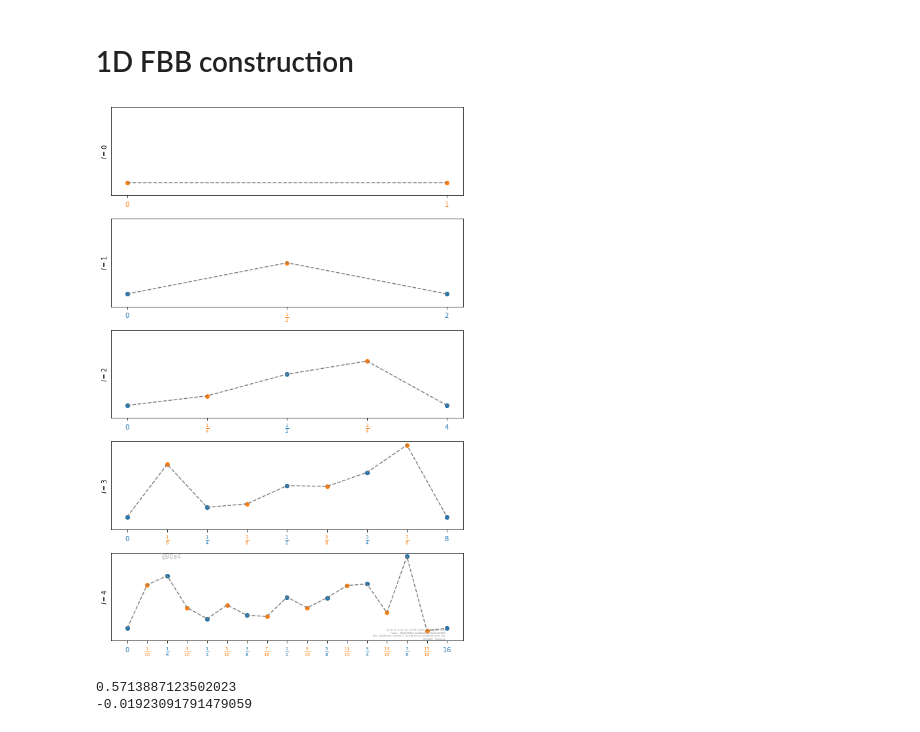
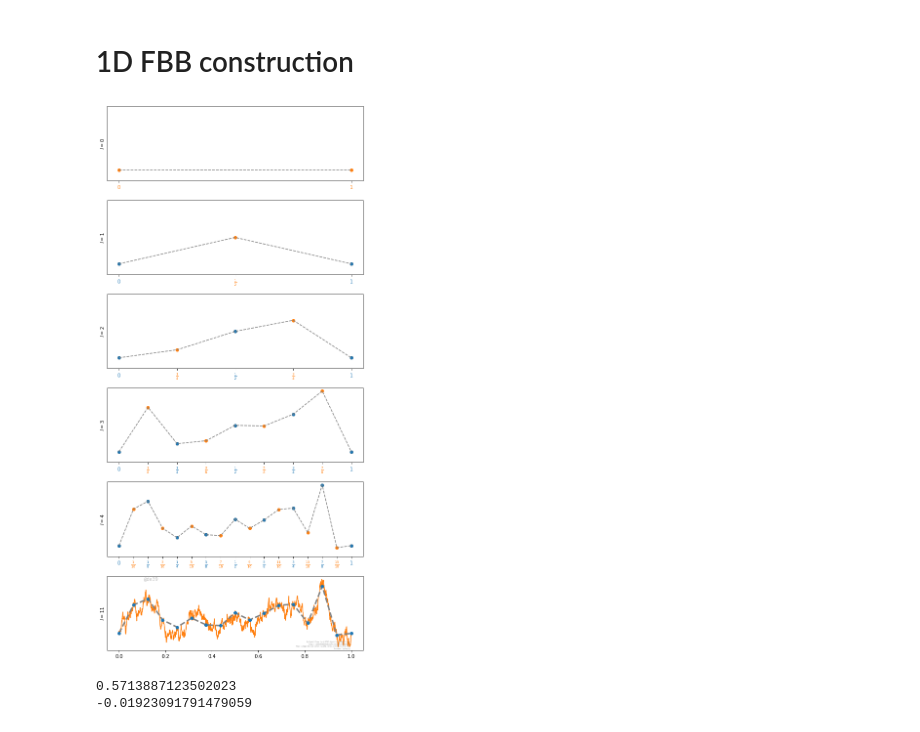
Before and after one commit to kjetil-lye/phd_thesis_standalone_plots, a Jupyter notebook: examples/fbb/fbb_experiments_initial.ipynb, the cells around one changed output. Drawn from its saved outputs; the diff is of its cells as text; code cells hidden in the pictures.

Commit message:
made final plot for fbb comparison

```diff
--- a/examples/fbb/fbb_experiments_initial.ipynb
+++ b/examples/fbb/fbb_experiments_initial.ipynb
@@ -59,7 +59,7 @@ for H in Hurst_indices:
 # %%
 resolutions = [1, 2, 4, 8, 16]
 
-fig, axes = plt.subplots(len(resolutions), 1, sharex=False, figsize=(8,12))
+fig, axes = plt.subplots(len(resolutions)+1, 1, sharex=False, figsize=(8,16))
 
 from fractions import Fraction
 def nice_fraction_string(n, m):
@@ -74,34 +74,42 @@ for n, r in enumerate(resolutions):
     x = np.linspace(0, 1, r+1)
     fbb = fbmpy.fractional_brownian_bridge_1d(0.5, r, X)
     #axes[n].plot(x, fbb, color='C0')
     axes[n].plot(x, fbb, 'o', color='C1')
 
 
 
     if n > 0:
         axes[n].plot(x[0::2], fbb[0::2], 'o', color='C0')
     axes[n].plot(x, fbb, '--', color='gray')
 
     axes[n].set_ylim([-0.1, 0.6])
     axes[n].get_yaxis().set_ticks([])
     axes[n].set_ylabel(f'$l={n}$')
 
     axes[n].set_xticks(x)
     axes[n].set_xticklabels([nice_fraction_string(n, r) for n in range(r+1)])
 
 
     for m, ticklabel in enumerate(axes[n].xaxis.get_ticklabels()):
         if r == 1:
             ticklabel.set_color("C1")
         else:
             if m % 2 == 1:
                 ticklabel.set_color("C1")
             else:
                 ticklabel.set_color("C0")
 fig.tight_layout()
+
+fbb_high_res = fbmpy.fractional_brownian_bridge_1d(0.5, 128*resolutions[-1], X)
+x_high_res = np.linspace(0, 1, fbb_high_res.shape[0])
+axes[-1].plot(x_high_res, fbb_high_res, color='C1')
+axes[-1].plot(x, fbb, '--', color='gray', linewidth=3)
+axes[-1].plot(x, fbb, 'o', color='C0')
+axes[-1].get_yaxis().set_ticks([])
+axes[-1].set_ylabel(f'$l={int(np.log2(fbb_high_res.shape[0]-1)):d}$')
 plot_info.showAndSave("fbb_construction_1d")
 # %% [output]
-[figure, old version]
+[figure, new version]
 # %%
 print(max(fbb))
 print(min(fbb))
```
Also changed, not shown: 4 other files.
